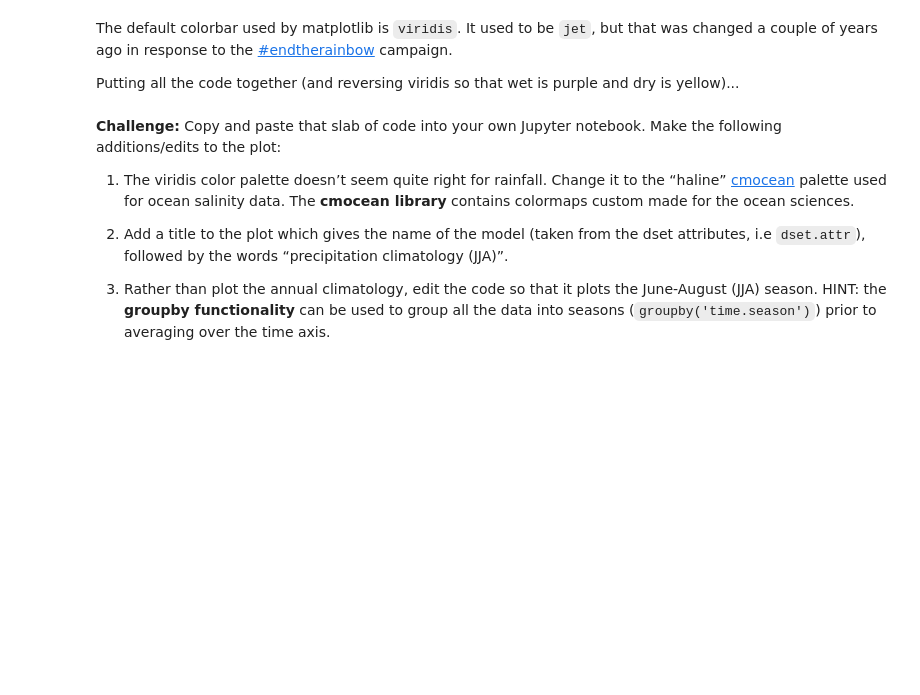
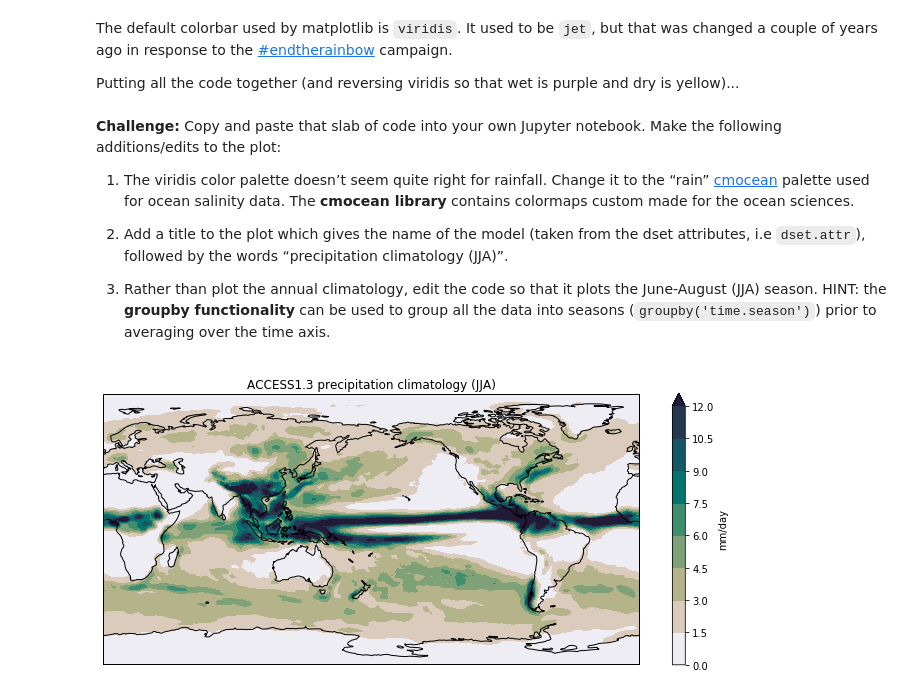
Before and after one commit to adyork/python-ecology-lesson, a Jupyter notebook: notebooks/reworked_viz_xarray.ipynb, the cells around one changed output. Drawn from its saved outputs; the diff is of its cells as text; code cells hidden in the pictures; blank space fills up the shorter version.

```diff
--- a/notebooks/reworked_viz_xarray.ipynb
+++ b/notebooks/reworked_viz_xarray.ipynb
@@ -131,7 +131,7 @@ plt.show()
 # %% [markdown]
 **Challenge:** Copy and paste that slab of code into your own Jupyter notebook. Make the following additions/edits to the plot:
 
-1. The viridis color palette doesn’t seem quite right for rainfall. Change it to the “haline” [cmocean](http://matplotlib.org/cmocean/) palette used for ocean salinity data. The **cmocean library** contains colormaps custom made for the ocean sciences.
+1. The viridis color palette doesn’t seem quite right for rainfall. Change it to the “rain” [cmocean](http://matplotlib.org/cmocean/) palette used for ocean salinity data. The **cmocean library** contains colormaps custom made for the ocean sciences.
 
 2. Add a title to the plot which gives the name of the model (taken from the dset attributes, i.e `dset.attr`), followed by the words “precipitation climatology (JJA)”.
 
@@ -140,31 +140,33 @@ plt.show()
 import xarray as xr
 import matplotlib.pyplot as plt
 import cartopy.crs as ccrs
 import numpy as np
 
 access_pr_file = '../data/pr_Amon_ACCESS1-3_historical_r1i1p1_200101-200512.nc'
 
 dset = xr.open_dataset(access_pr_file)
 
 clim = dset['pr'].groupby('time.season').mean('time', keep_attrs=True)
 #clim = dset['pr'].mean('time', keep_attrs=True)
 
 clim.data = clim.data * 86400
 clim.attrs['units'] = 'mm/day'
 
 fig = plt.figure(figsize=[12,5])
 ax = fig.add_subplot(111, projection=ccrs.PlateCarree(central_longitude=180))
 clim.sel(season='JJA').plot.contourf(ax=ax,
                    levels=np.arange(0, 13.5, 1.5),
                    extend='max',
                    transform=ccrs.PlateCarree(),
                    cbar_kwargs={'label': clim.units},
-                   cmap=cmocean.cm.haline_r)
+                   cmap=cmocean.cm.rain) #"cmocean.cm.rain"
 
 title = '%s precipitation climatology (JJA)' %(dset.attrs['model_id'])
 plt.title(title)
 
 
 ax.coastlines()
 #plt.savefig('../fig/02-visualisation-viridis_r.svg')
 plt.show()
+# %% [output]
+[figure, added]
```
